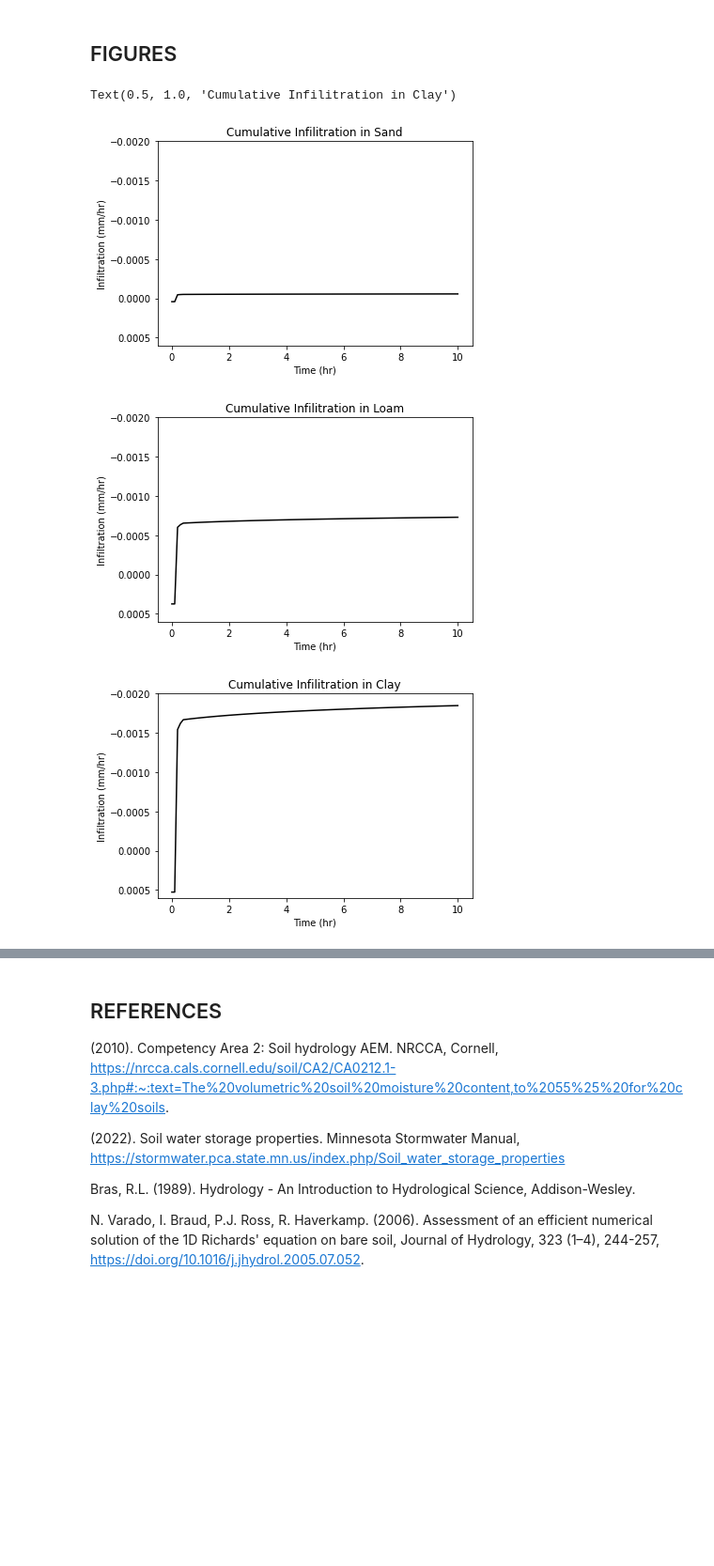
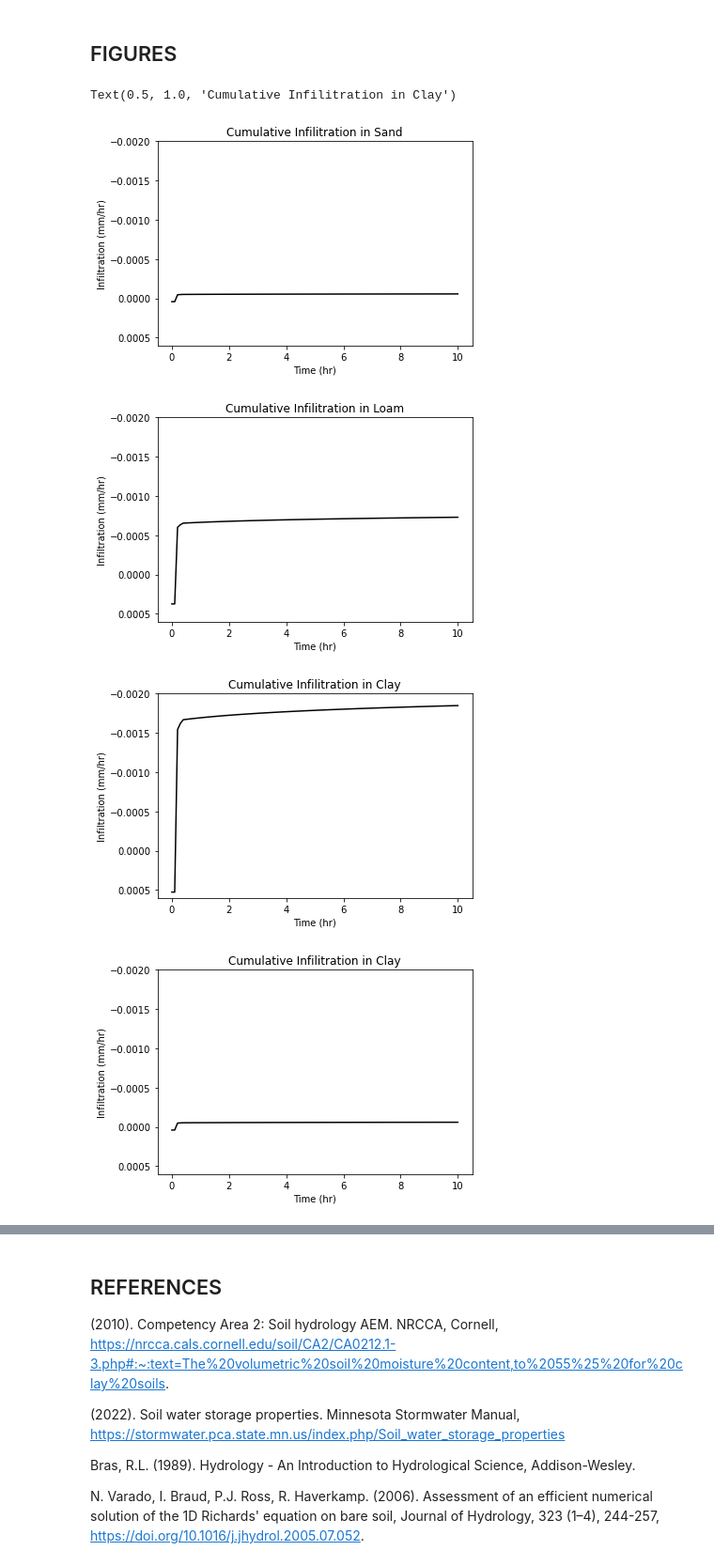
Before and after one commit to smotz9/EAS4610_Modeling, a Jupyter notebook: EAS4610_FinalProject.ipynb, the cells around one changed output, grey strips where cells are left out. Shown: that part at 94% size. Drawn from its saved outputs; the diff is of its cells as text; code cells hidden in the pictures; blank space fills up the shorter version.

Commit message:
Add files via upload
All plots added

```diff
--- a/EAS4610_FinalProject.ipynb
+++ b/EAS4610_FinalProject.ipynb
@@ -260,30 +338,40 @@ figure = plt.figure()
 ax = plt.gca()
 plt.plot(t,I[0,:],'k-')
 plt.xlabel('Time (hr)')
 plt.ylim(-0.0020, 0.0006)
 ax.set_ylim(ax.get_ylim()[::-1])
 plt.ylabel('Infiltration (mm/hr)')
 plt.title('Cumulative Infilitration in Sand')
 
 figure2 = plt.figure()
 ax2 = plt.gca()
 plt.plot(t,I_l[0,:],'k-')
 plt.xlabel('Time (hr)')
 plt.ylim(-0.0020, 0.0006)
 ax2.set_ylim(ax2.get_ylim()[::-1])
 plt.ylabel('Infiltration (mm/hr)')
 plt.title('Cumulative Infilitration in Loam')
 
 figure3 = plt.figure()
 ax3 = plt.gca()
 plt.plot(t,I_2[0,:],'k-')
 plt.xlabel('Time (hr)')
 plt.ylim(-0.0020, 0.0006)
 ax3.set_ylim(ax3.get_ylim()[::-1])
 plt.ylabel('Infiltration (mm/hr)')
 plt.title('Cumulative Infilitration in Clay')
+
+figure4 = plt.figure()
+ax4 = plt.gca()
+plt.plot(t,I4[0,:],'k-')
+plt.xlabel('Time (hr)')
+plt.ylim(-0.0020, 0.0006)
+ax4.set_ylim(ax4.get_ylim()[::-1])
+plt.ylabel('Infiltration (mm/hr)')
+plt.title('Cumulative Infilitration in Clay')
 # %% [output]
 Text(0.5, 1.0, 'Cumulative Infilitration in Clay')
 [figure]
 [figure]
 [figure]
+[figure, added]
```
Also changed, not shown: parts of 3 cells of this notebook.
